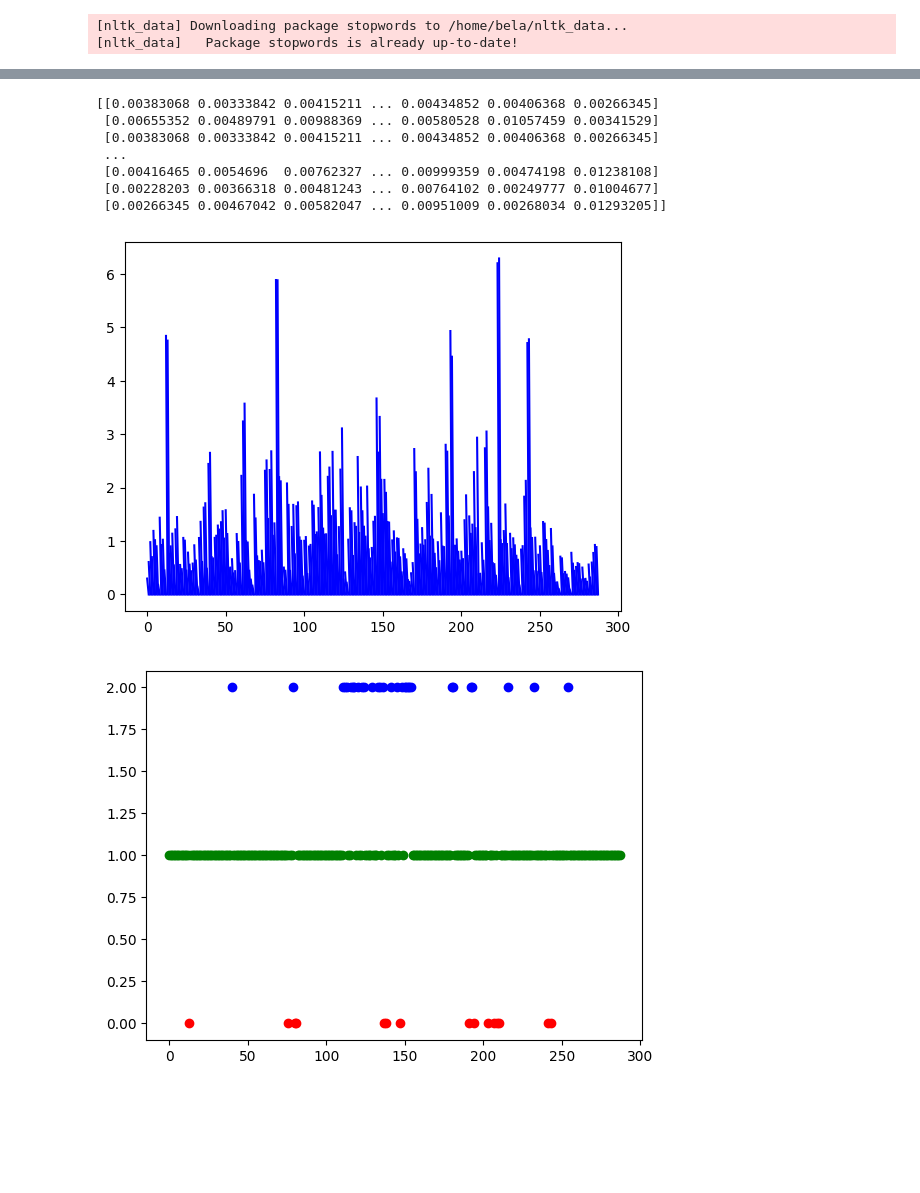
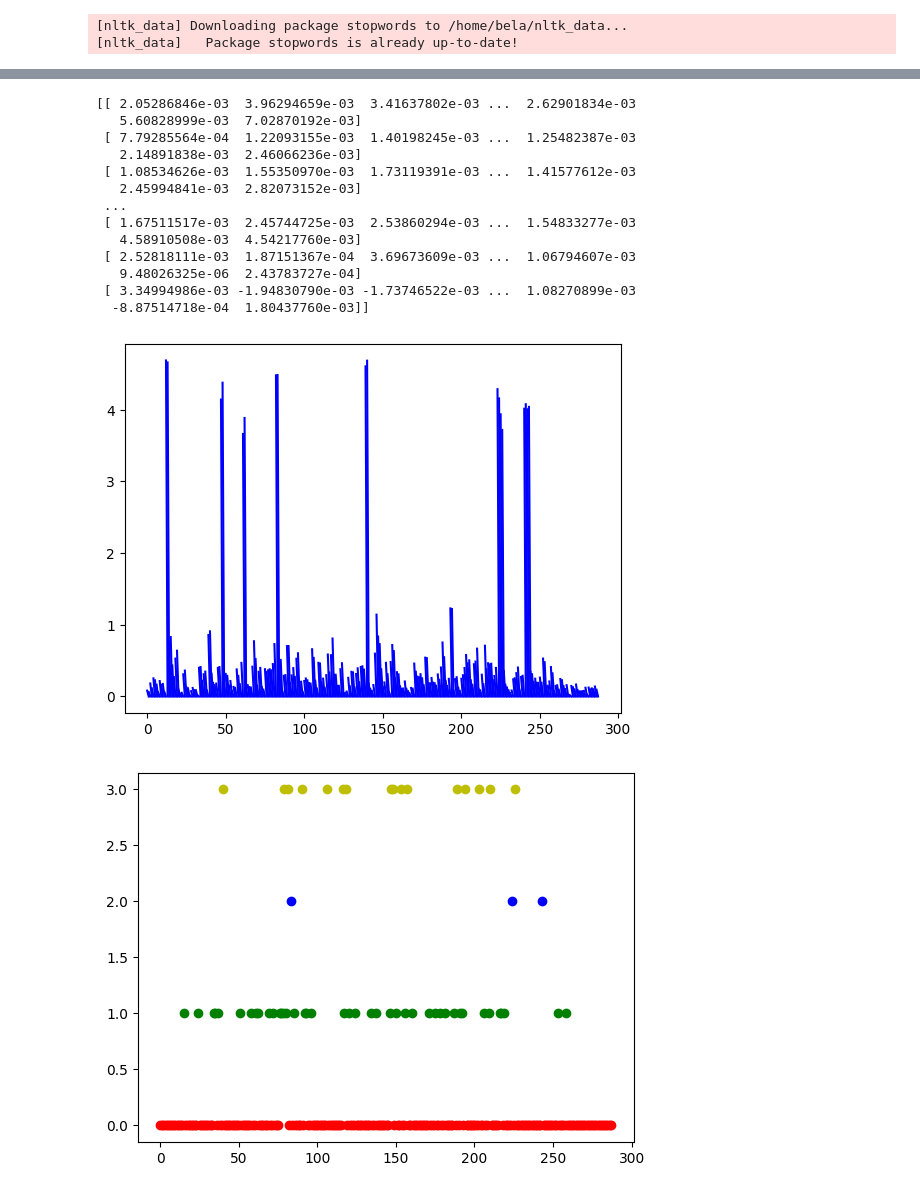
Before and after one commit to Bela4321/matrixmethods_dataanalysis, a Jupyter notebook: Kriterias/preprocesing.ipynb, the cells around one changed output, grey strips where cells are left out. Drawn from its saved outputs; the diff is of its cells as text; code cells hidden in the pictures; blank space fills up the shorter version.

```diff
--- a/Kriterias/preprocesing.ipynb
+++ b/Kriterias/preprocesing.ipynb
@@ -90,7 +90,8 @@ for sentence in sentences:
 words = []
 for sentence in sentences:
     words += sentence.split()
-words = [w.strip() for w in words if w.strip()]
+words = [w.strip().lower() for w in words if w.strip()]
+words = list(set(words))
 print(words)
 # %% [output]
 how thankful i am socrates that i have arrived at last and like a weary traveller after a long journey may be at rest
@@ -121,18 +122,13 @@ nltk.download('stopwords')
 stopwords_list = stopwords.words('english')
 
 # Remove stopwords from your text
-filtered_words = [word for word in words if word.lower() not in stopwords_list]
+filtered_words = [word for word in words if word not in stopwords_list]
+
+# stem words
+from nltk.stem import PorterStemmer
+stemmer = PorterStemmer()
+stemmed_words = [stemmer.stem(word) for word in filtered_words]
+stemmed_words = list(set(stemmed_words))
 # %% [output]
 [nltk_data] Downloading package stopwords to /home/bela/nltk_data...
 [nltk_data]   Package stopwords is already up-to-date!
-# %%
-# show word distribution
-word_frequency_table = {}
-for word in words:
-    if word in word_frequency_table:
-        word_frequency_table[word] += 1
-    else:
-        word_frequency_table[word] = 1
-
-for word in sorted(word_frequency_table, key=word_frequency_table.get, reverse=True):
-    print(word_frequency_table[word],"\t", word)
@@ -187,20 +167,26 @@ V_rank = V[:rank, :]
 term_sentence_matrix_rank = U_rank @ s_rank @ V_rank
 print(term_sentence_matrix_rank)
 # %% [output]
-[[0.00383068 0.00333842 0.00415211 ... 0.00434852 0.00406368 0.00266345]
- [0.00655352 0.00489791 0.00988369 ... 0.00580528 0.01057459 0.00341529]
- [0.00383068 0.00333842 0.00415211 ... 0.00434852 0.00406368 0.00266345]
+[[ 2.05286846e-03  3.96294659e-03  3.41637802e-03 ...  2.62901834e-03
+   5.60828999e-03  7.02870192e-03]
+ [ 7.79285564e-04  1.22093155e-03  1.40198245e-03 ...  1.25482387e-03
+   2.14891838e-03  2.46066236e-03]
+ [ 1.08534626e-03  1.55350970e-03  1.73119391e-03 ...  1.41577612e-03
+   2.45994841e-03  2.82073152e-03]
  ...
- [0.00416465 0.0054696  0.00762327 ... 0.00999359 0.00474198 0.01238108]
- [0.00228203 0.00366318 0.00481243 ... 0.00764102 0.00249777 0.01004677]
- [0.00266345 0.00467042 0.00582047 ... 0.00951009 0.00268034 0.01293205]]
+ [ 1.67511517e-03  2.45744725e-03  2.53860294e-03 ...  1.54833277e-03
+   4.58910508e-03  4.54217760e-03]
+ [ 2.52818111e-03  1.87151367e-04  3.69673609e-03 ...  1.06794607e-03
+   9.48026325e-06  2.43783727e-04]
+ [ 3.34994986e-03 -1.94830790e-03 -1.73746522e-03 ...  1.08270899e-03
+  -8.87514718e-04  1.80437760e-03]]
 # %%
 import matplotlib.pyplot as plt
 # plot the distance between two consecutive sentences
 for i in range(len(sentences)-1):
     plt.plot([i, i+1], [np.linalg.norm(term_sentence_matrix_rank[:, i] - term_sentence_matrix_rank[:, i+1]), 0], "b")
 # %% [output]
-[figure, old version]
+[figure, new version]
 # %%
 # implement k-means clustering
 def kmeans(X, k, max_iter=100):
@@ -219,10 +205,10 @@ def kmeans(X, k, max_iter=100):
     return labels
 # %%
 # plot the data with the k-means clustering
-k = 3
+k = 4
 labels = kmeans(term_sentence_matrix_rank.T, k)
 colors = ['r', 'g', 'b','y','orange', 'purple']
 for i in range(len(sentences)):
     plt.scatter(i, labels[i], color=colors[labels[i]])
 # %% [output]
-[figure, old version]
+[figure, new version]
```
Also changed, not shown: parts of 8 cells of this notebook.
